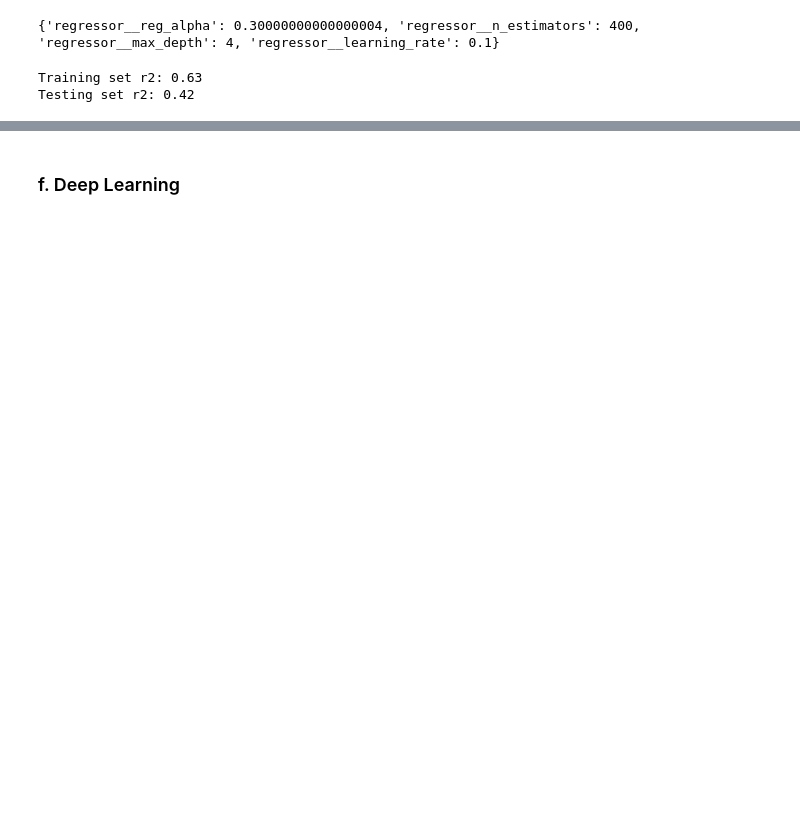
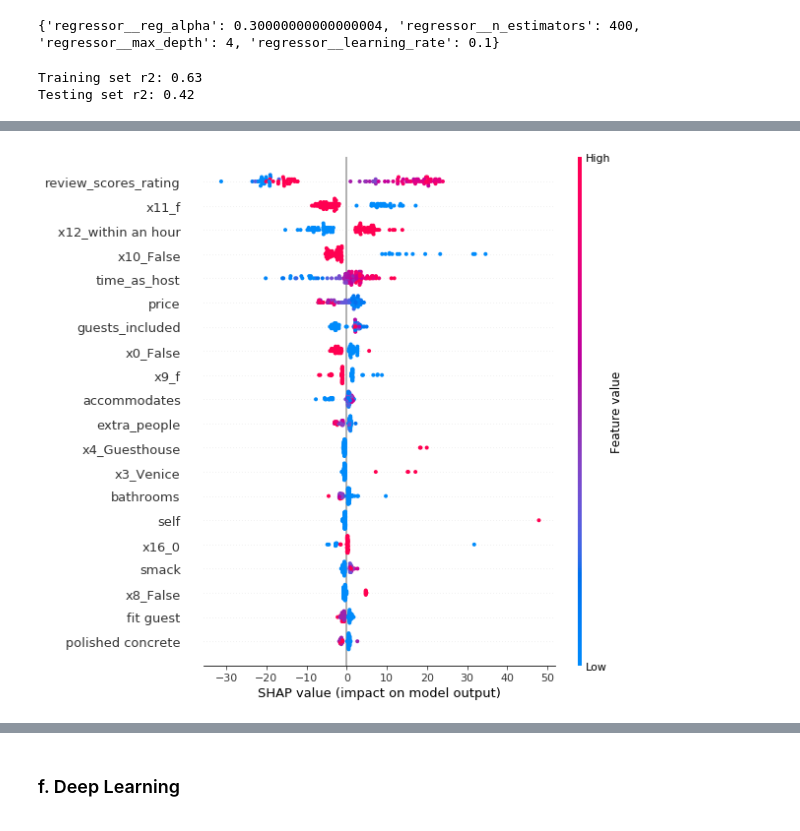
Before and after one commit to activerabbit/Springboard, a Jupyter notebook: Project 2/Notebooks/Machine Learning.ipynb, the cells around one changed output, grey strips where cells are left out. Cells and saved outputs as stored; diff of their text form; code cells hidden in the pictures; blank space fills up the shorter version.

```diff
--- a/Project 2/Notebooks/Machine Learning.ipynb
+++ b/Project 2/Notebooks/Machine Learning.ipynb
@@ -576,0 +712,9 @@ Mean absolute error: 26.14
+# %%
+#explain model with shap
+#because shap only accepts arrays as arguments we must convert the processed X_train to an array
+x_process = clf4.best_estimator_['preprocessor'].fit_transform(X_train)
+x_array_train = x_process.toarray()
+# %%
+#retrain the classifier with the new array while keeping the best estimator
+classifier = clf4.best_estimator_['regressor']
+classifier.fit(x_array_train,y_train)
@@ -576,0 +730,9 @@ Mean absolute error: 26.14
+# %%
+#fit the XGB to the TreeExplainer
+XGBexplainer = shap.TreeExplainer(classifier, data = x_array_train[:100])
+
+shap_values = XGBexplainer.shap_values(x_array_train[:100])
+# %%
+shap.summary_plot(shap_values, x_array_train[:100], feature_names=labels)
+# %% [output]
+[figure, added]
```
Also changed, not shown: parts of 50 cells of this notebook, 1 other file.
